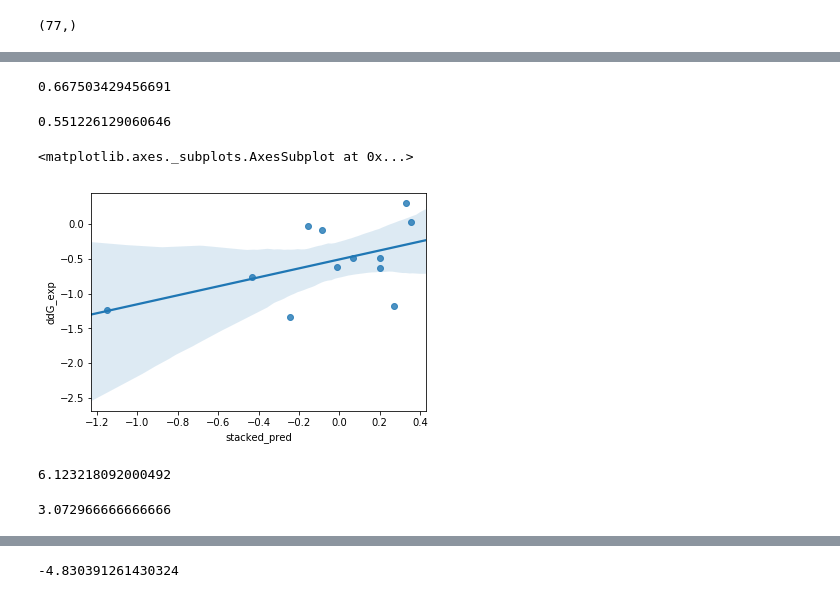
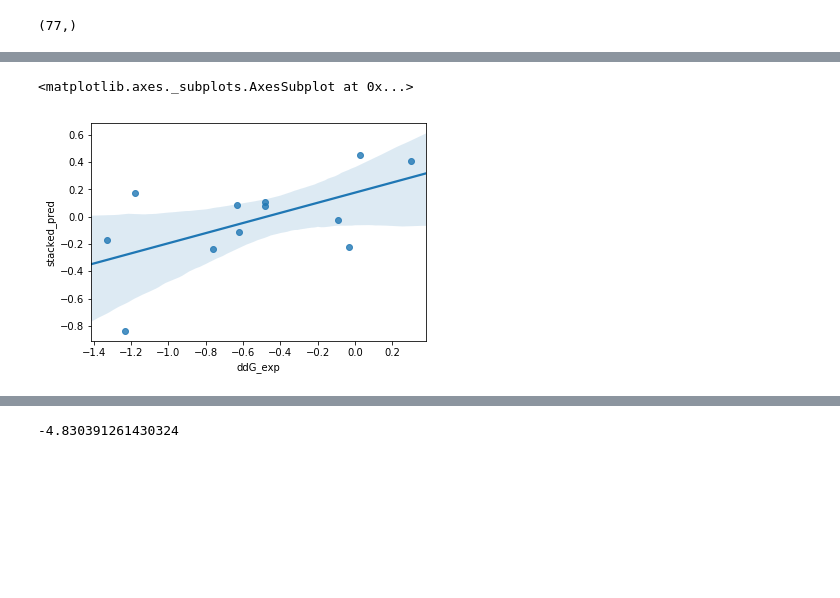
Before and after one commit to victorfica/Master-thesis, a Jupyter notebook: notebooks/benchmark_adapt_3bdy.ipynb, the cells around one changed output, grey strips where cells are left out. Saved outputs shown, nothing was run; the diff lists cells and outputs as text; code cells hidden in the pictures; blank space fills up the shorter version.

```diff
--- a/notebooks/benchmark_adapt_3bdy.ipynb
+++ b/notebooks/benchmark_adapt_3bdy.ipynb
@@ -112,21 +149,5 @@ r2_score(pred_data_notna["ddG_exp"],pred_data_notna["stacked_pred"])
 # %%
-np.sqrt(mean_squared_error(pred_data_notna["ddG_exp"].values,pred_data_notna["stacked_pred"].values))
+sns.regplot(pred_data_notna["ddG_exp"],pred_data_notna["stacked_pred"])
 # %% [output]
-0.667503429456691
+<matplotlib.axes._subplots.AxesSubplot at 0x...>
+[figure, added]
-# %%
-explained_variance_score(pred_data_notna["ddG_exp"].values,pred_data_notna["mean-pred"].values)
-# %% [output]
-0.551226129060646
-# %%
-sns.regplot(pred_data_notna["stacked_pred"],pred_data_notna["ddG_exp"])
-# %% [output]
-<matplotlib.axes._subplots.AxesSubplot at 0x...>
-[figure, removed]
-# %%
-np.square( pred_data_notna["mean-pred"] - pred_data_notna["ddG_exp"] ).sum()
-# %% [output]
-6.123218092000492
-# %%
-np.square( pred_data_notna["ddG_exp"] - pred_data_notna["ddG_exp"].mean() ).sum()
-# %% [output]
-3.072966666666666
```
Also changed, not shown: parts of 15 cells of this notebook.
